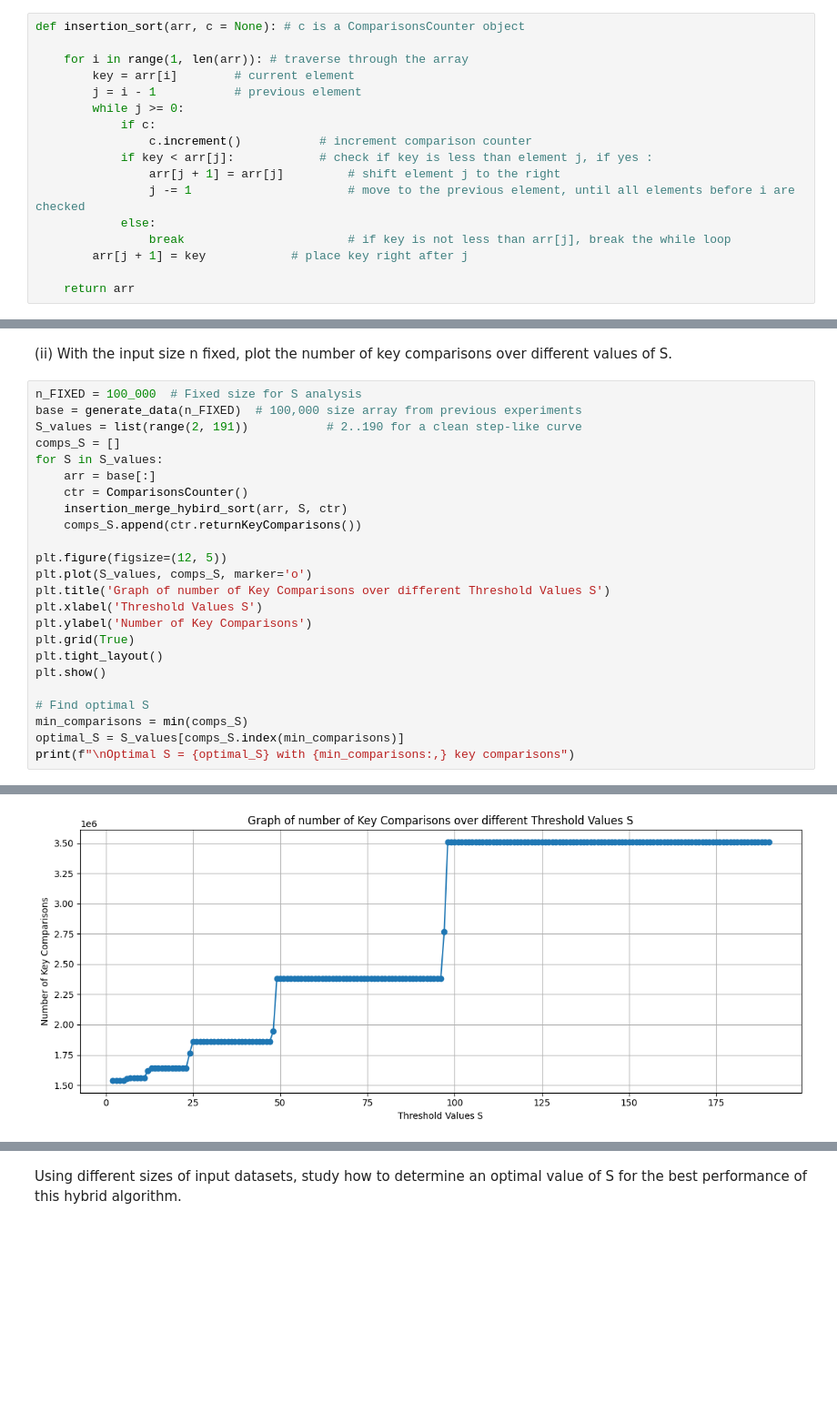
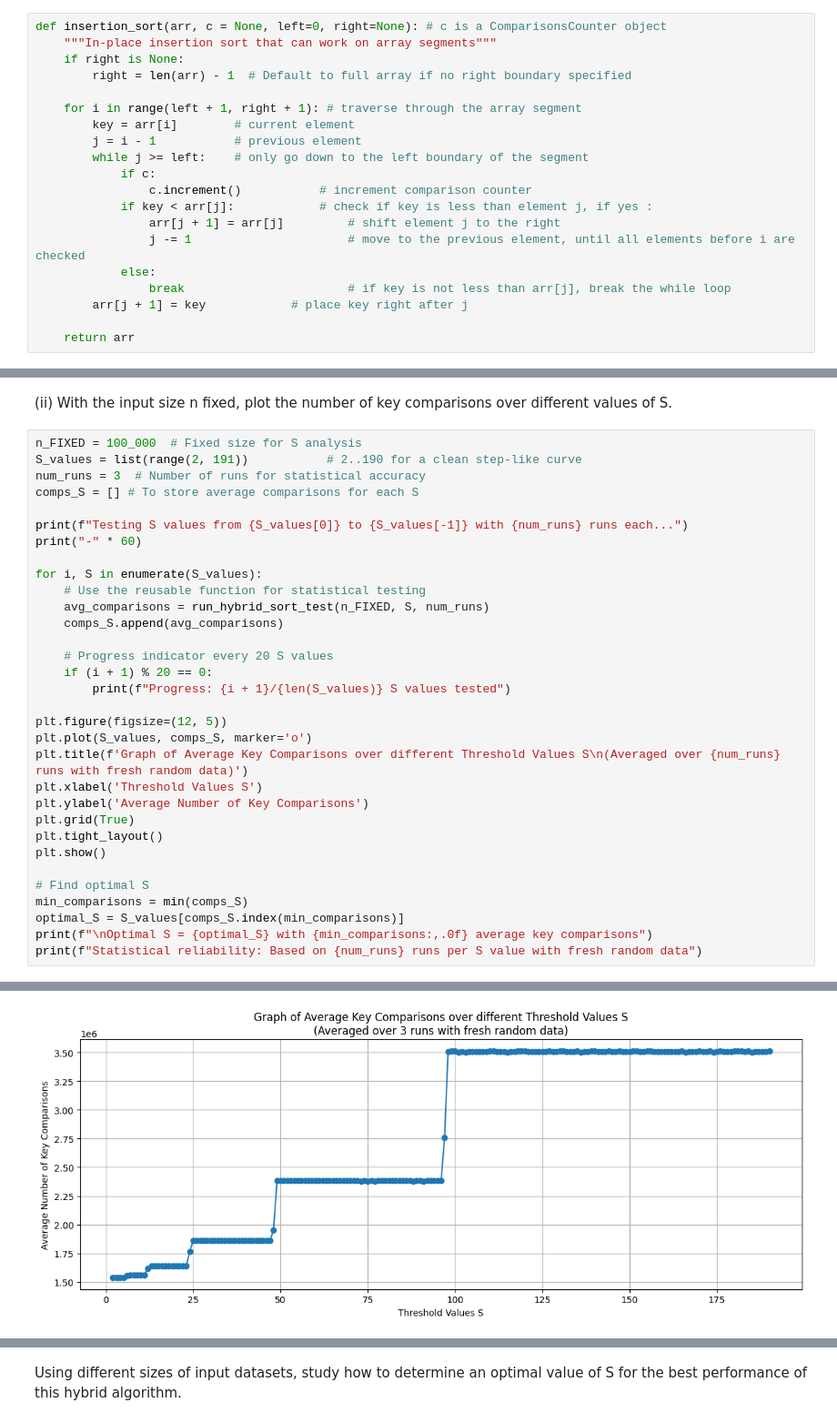
Before and after one commit to Abhinav-2223/SC2001_Group6, a Jupyter notebook: SC2001_SCED_Grp6_Lab1.ipynb, the cells around one changed output, grey strips where cells are left out. Shown at 91% size. Cells and saved outputs as stored; diff of their text form; blank space fills up the shorter version.

```diff
--- a/SC2001_SCED_Grp6_Lab1.ipynb
+++ b/SC2001_SCED_Grp6_Lab1.ipynb
@@ -14,10 +14,13 @@ the algorithm will switch to Insertion Sort, which is efficient for small-sized
 # %%
-def insertion_sort(arr, c = None): # c is a ComparisonsCounter object
+def insertion_sort(arr, c = None, left=0, right=None): # c is a ComparisonsCounter object
+    """In-place insertion sort that can work on array segments"""
+    if right is None:
+        right = len(arr) - 1  # Default to full array if no right boundary specified
 
-    for i in range(1, len(arr)): # traverse through the array
+    for i in range(left + 1, right + 1): # traverse through the array segment
         key = arr[i]        # current element
         j = i - 1           # previous element
-        while j >= 0:
+        while j >= left:    # only go down to the left boundary of the segment
             if c:
                 c.increment()           # increment comparison counter
             if key < arr[j]:            # check if key is less than element j, if yes :
@@ -281,20 +353,27 @@ Data from previous analysis initialised
 different  values  of  S.
 # %%
 n_FIXED = 100_000  # Fixed size for S analysis
-base = generate_data(n_FIXED)  # 100,000 size array from previous experiments
 S_values = list(range(2, 191))           # 2..190 for a clean step-like curve
-comps_S = []
-for S in S_values:
-    arr = base[:]
-    ctr = ComparisonsCounter()
-    insertion_merge_hybird_sort(arr, S, ctr)
-    comps_S.append(ctr.returnKeyComparisons())
+num_runs = 3  # Number of runs for statistical accuracy
+comps_S = [] # To store average comparisons for each S
+
+print(f"Testing S values from {S_values[0]} to {S_values[-1]} with {num_runs} runs each...")
+print("-" * 60)
+
+for i, S in enumerate(S_values):
+    # Use the reusable function for statistical testing
+    avg_comparisons = run_hybrid_sort_test(n_FIXED, S, num_runs)
+    comps_S.append(avg_comparisons)
+
+    # Progress indicator every 20 S values
+    if (i + 1) % 20 == 0:
+        print(f"Progress: {i + 1}/{len(S_values)} S values tested")
 
 plt.figure(figsize=(12, 5))
 plt.plot(S_values, comps_S, marker='o')
-plt.title('Graph of number of Key Comparisons over different Threshold Values S')
+plt.title(f'Graph of Average Key Comparisons over different Threshold Values S\n(Averaged over {num_runs} runs with fresh random data)')
 plt.xlabel('Threshold Values S')
-plt.ylabel('Number of Key Comparisons')
+plt.ylabel('Average Number of Key Comparisons')
 plt.grid(True)
 plt.tight_layout()
 plt.show()
@@ -302,5 +381,6 @@ plt.show()
 # Find optimal S
 min_comparisons = min(comps_S)
 optimal_S = S_values[comps_S.index(min_comparisons)]
-print(f"\nOptimal S = {optimal_S} with {min_comparisons:,} key comparisons")
+print(f"\nOptimal S = {optimal_S} with {min_comparisons:,.0f} average key comparisons")
+print(f"Statistical reliability: Based on {num_runs} runs per S value with fresh random data")
 # %% [output]
@@ -307 +407 @@ print(f"\nOptimal S = {optimal_S} with {min_comparisons:,} key comparisons")
-[figure, old version]
+[figure, new version]
```
Also changed, not shown: parts of 23 cells of this notebook.
